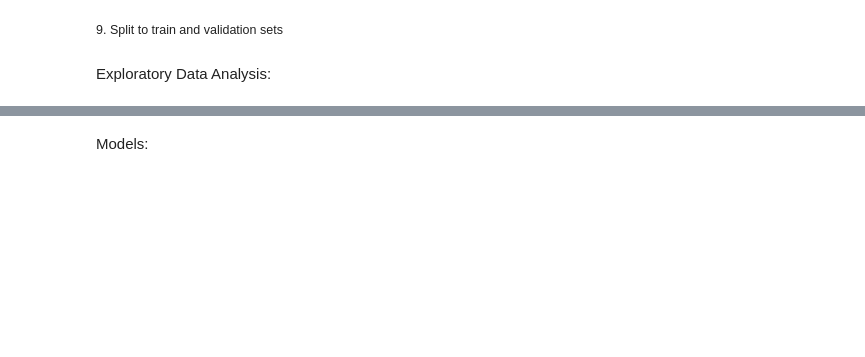
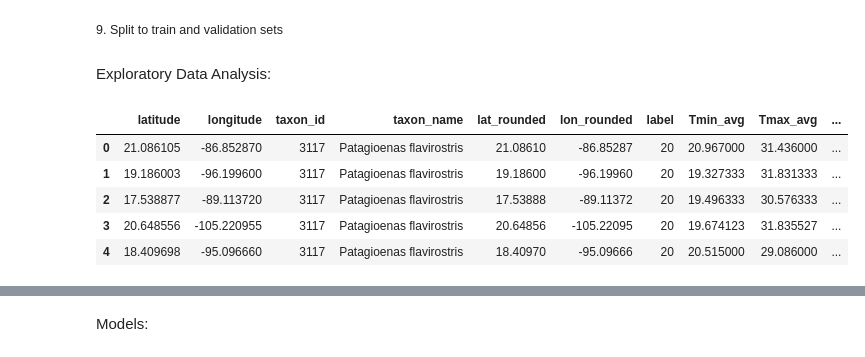
Before and after one commit to hayamikkawi/SpeciesPrediction, a Jupyter notebook: species.miniproc.ipynb, the cells around one changed output, grey strips where cells are left out. Drawn from its saved outputs; the diff is of its cells as text; code cells hidden in the pictures; blank space fills up the shorter version.

```diff
--- a/species.miniproc.ipynb
+++ b/species.miniproc.ipynb
@@ -156,4 +159,11 @@ y_val.to_csv('y_val.csv', index=False)
 # %% [markdown]
 Exploratory Data Analysis:
 # %%
-# Hajer
+df.head()
+# %% [output]
+|  | latitude | longitude | taxon_id | taxon_name | lat_rounded | lon_rounded | label | Tmin_avg | Tmax_avg | ... |
+| 0 | 21.086105 | -86.852870 | 3117 | Patagioenas flavirostris | 21.08610 | -86.85287 | 20 | 20.967000 | 31.436000 | ... |
+| 1 | 19.186003 | -96.199600 | 3117 | Patagioenas flavirostris | 19.18600 | -96.19960 | 20 | 19.327333 | 31.831333 | ... |
+| 2 | 17.538877 | -89.113720 | 3117 | Patagioenas flavirostris | 17.53888 | -89.11372 | 20 | 19.496333 | 30.576333 | ... |
+| 3 | 20.648556 | -105.220955 | 3117 | Patagioenas flavirostris | 20.64856 | -105.22095 | 20 | 19.674123 | 31.835527 | ... |
+| 4 | 18.409698 | -95.096660 | 3117 | Patagioenas flavirostris | 18.40970 | -95.09666 | 20 | 20.515000 | 29.086000 | ... |
```
Also changed, not shown: parts of 12 cells of this notebook.
